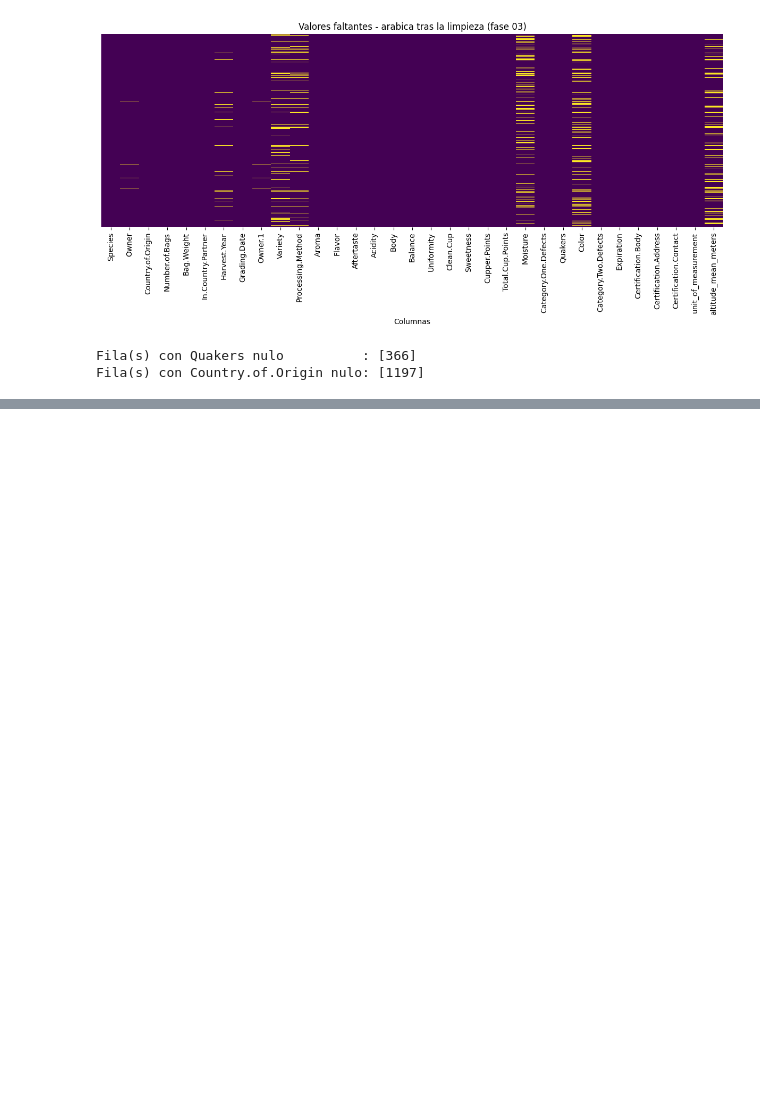
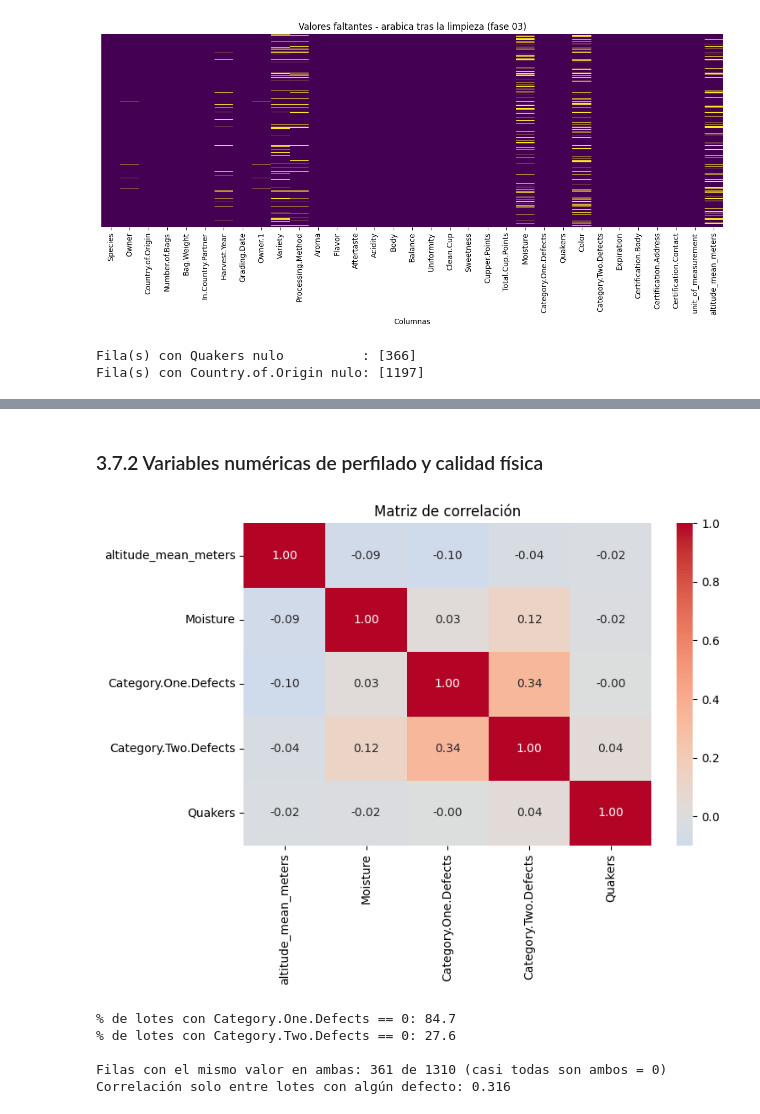
Before and after one commit to dany040518/specialty-coffee-classification, a Jupyter notebook: notebooks/03_preparacion_de_los_datos.ipynb, the cells around one changed output, grey strips where cells are left out. Saved outputs shown, nothing was run; the diff lists cells and outputs as text; code cells hidden in the pictures; blank space fills up the shorter version.

```diff
--- a/notebooks/03_preparacion_de_los_datos.ipynb
+++ b/notebooks/03_preparacion_de_los_datos.ipynb
@@ -309,0 +406,25 @@ Lo que irá aquí:
+# %% [markdown]
+### 3.7.2 Variables numéricas de perfilado y calidad física
+# %%
+NUM_PERFIL = ["altitude_mean_meters", "Moisture", "Category.One.Defects",
+              "Category.Two.Defects", "Quakers"]
+plot_correlation_heatmap(df, NUM_PERFIL, config, "corr_numericas_perfilado.png")
+plt.show()
+# %% [output]
+[figure, added]
+# %%
+c1, c2 = "Category.One.Defects", "Category.Two.Defects"
+
+print(f"% de lotes con {c1} == 0:", round((df[c1] == 0).mean() * 100, 1))
+print(f"% de lotes con {c2} == 0:", round((df[c2] == 0).mean() * 100, 1))
+print()
+print("Filas con el mismo valor en ambas:", int((df[c1] == df[c2]).sum()), "de", len(df),
+      "(casi todas son ambos = 0)")
+print("Correlación solo entre lotes con algún defecto:",
+      round(df.loc[(df[c1] > 0) | (df[c2] > 0), [c1, c2]].corr().iloc[0, 1], 3))
+# %% [output]
+% de lotes con Category.One.Defects == 0: 84.7
+% de lotes con Category.Two.Defects == 0: 27.6
+
+Filas con el mismo valor en ambas: 361 de 1310 (casi todas son ambos = 0)
+Correlación solo entre lotes con algún defecto: 0.316
```
Also changed, not shown: parts of 33 cells of this notebook, 28 other files.
